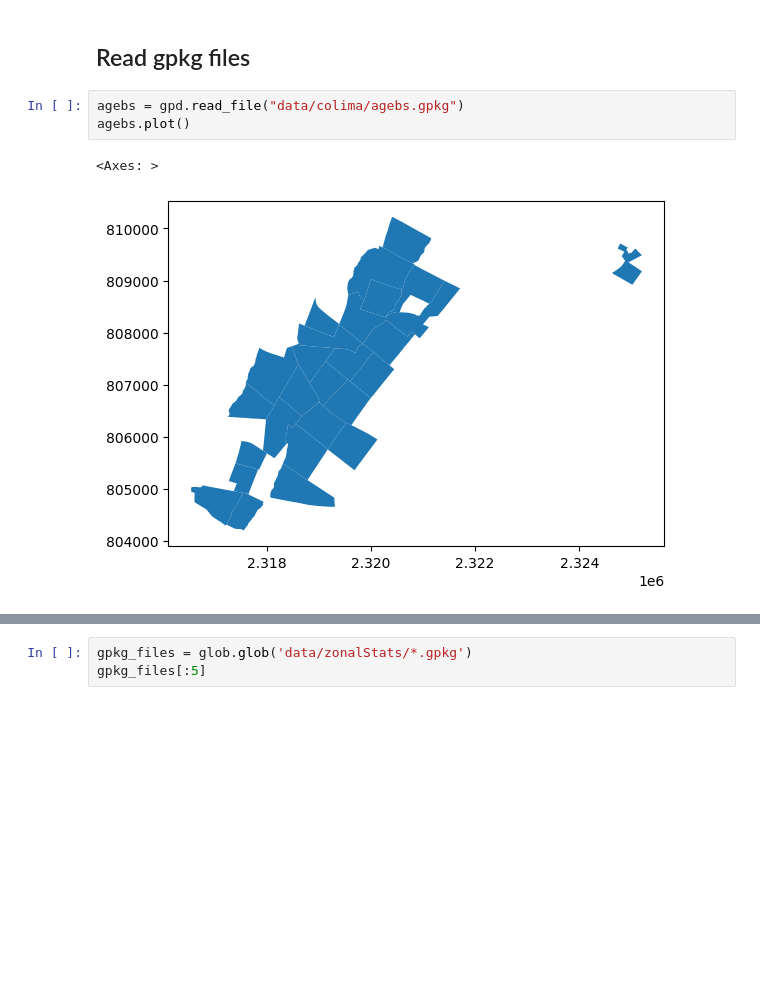
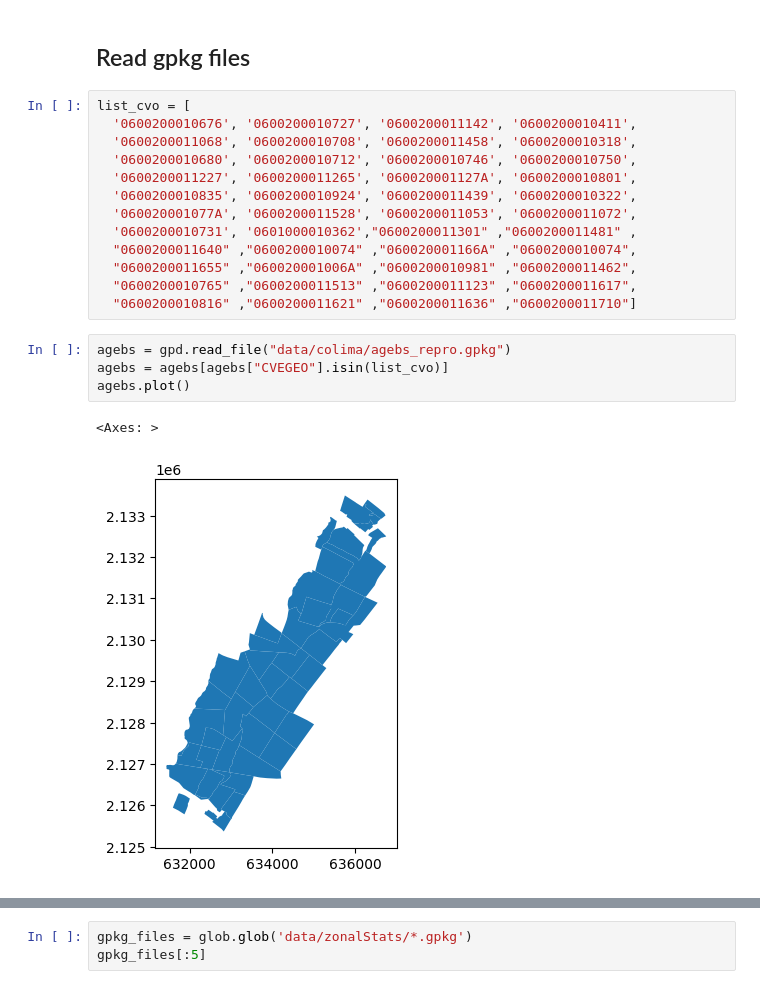
Before and after one commit to pcorner10/prep_2023, a Jupyter notebook: readASCFiles.ipynb, the cells around one changed output, grey strips where cells are left out. Cells and saved outputs as stored; diff of their text form; blank space fills up the shorter version.

```diff
--- a/readASCFiles.ipynb
+++ b/readASCFiles.ipynb
@@ -14,9 +14,23 @@ import numpy as np
 from osgeo import osr
 # %% [markdown]
 ## Read gpkg files
+# %%
+list_cvo = [
+  '0600200010676', '0600200010727', '0600200011142', '0600200010411',
+  '0600200011068', '0600200010708', '0600200011458', '0600200010318',
+  '0600200010680', '0600200010712', '0600200010746', '0600200010750',
+  '0600200011227', '0600200011265', '060020001127A', '0600200010801',
+  '0600200010835', '0600200010924', '0600200011439', '0600200010322',
+  '060020001077A', '0600200011528', '0600200011053', '0600200011072',
+  '0600200010731', '0601000010362',"0600200011301" ,"0600200011481" ,
+  "0600200011640" ,"0600200010074" ,"060020001166A" ,"0600200010074",
+  "0600200011655" ,"060020001006A" ,"0600200010981" ,"0600200011462",
+  "0600200010765" ,"0600200011513" ,"0600200011123" ,"0600200011617",
+  "0600200010816" ,"0600200011621" ,"0600200011636" ,"0600200011710"]
 # %%
-agebs = gpd.read_file("data/colima/agebs.gpkg")
+agebs = gpd.read_file("data/colima/agebs_repro.gpkg")
+agebs = agebs[agebs["CVEGEO"].isin(list_cvo)]
 agebs.plot()
 # %% [output]
 <Axes: >
-[figure, old version]
+[figure, new version]
```
Also changed, not shown: parts of 5 cells of this notebook, 15 other files.
